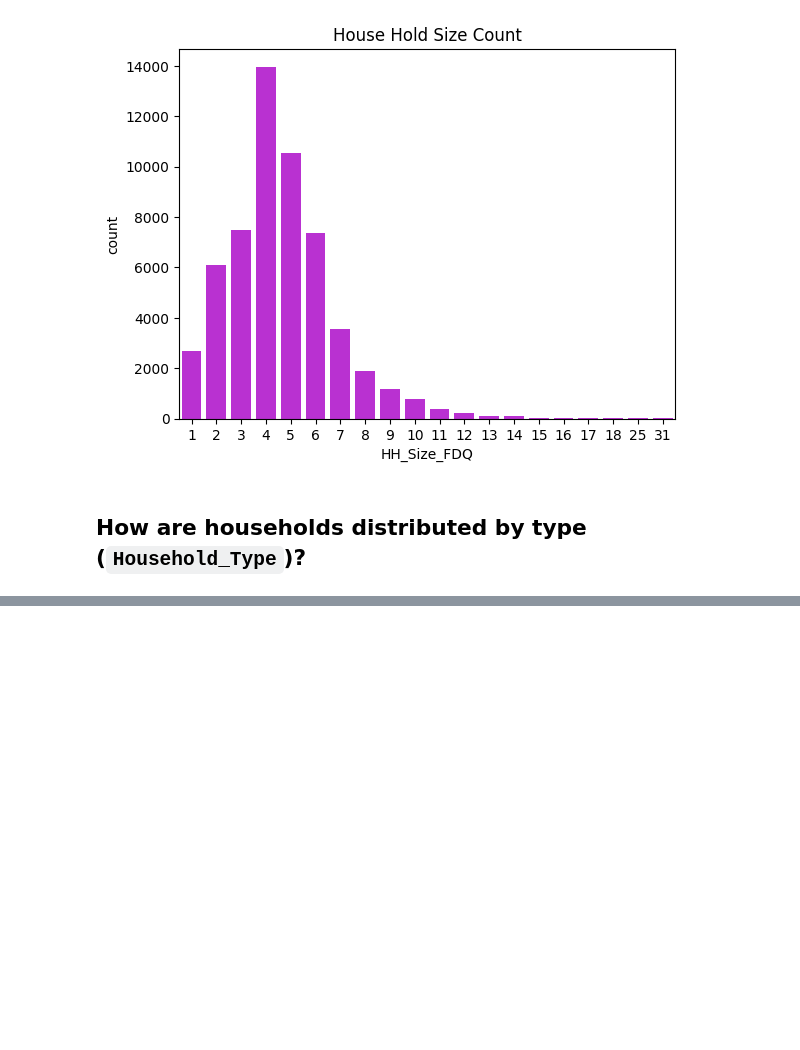
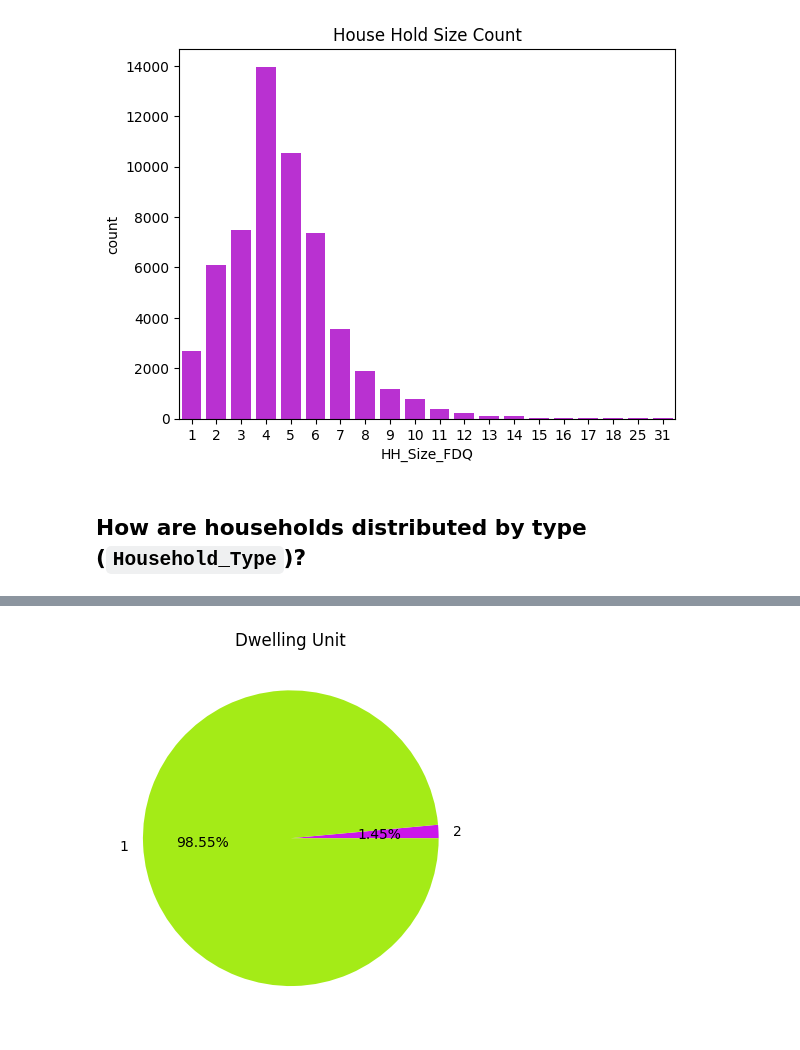
Before and after one commit to Rudra-G-23/rural-financial-inclusion-govt-scheme-recommendation, a Jupyter notebook: parquet-data/lev-03/notebooks/lev-03-04-eda-01.ipynb, the cells around one changed output, grey strips where cells are left out. Saved outputs shown, nothing was run; the diff lists cells and outputs as text; code cells hidden in the pictures; blank space fills up the shorter version.

```diff
--- a/parquet-data/lev-03/notebooks/lev-03-04-eda-01.ipynb
+++ b/parquet-data/lev-03/notebooks/lev-03-04-eda-01.ipynb
@@ -121,0 +221,11 @@ plt.show()
+# %%
+dwelling_unit_count = pdf['Dwelling_Unit_Exists'].value_counts()
+plt.pie(
+    dwelling_unit_count['count'],
+    labels=dwelling_unit_count['Dwelling_Unit_Exists'],
+    autopct='%1.2f%%'
+)
+plt.title('Dwelling Unit')
+plt.show()
+# %% [output]
+[figure, added]
```
Also changed, not shown: parts of 63 cells of this notebook, 4 other files.
